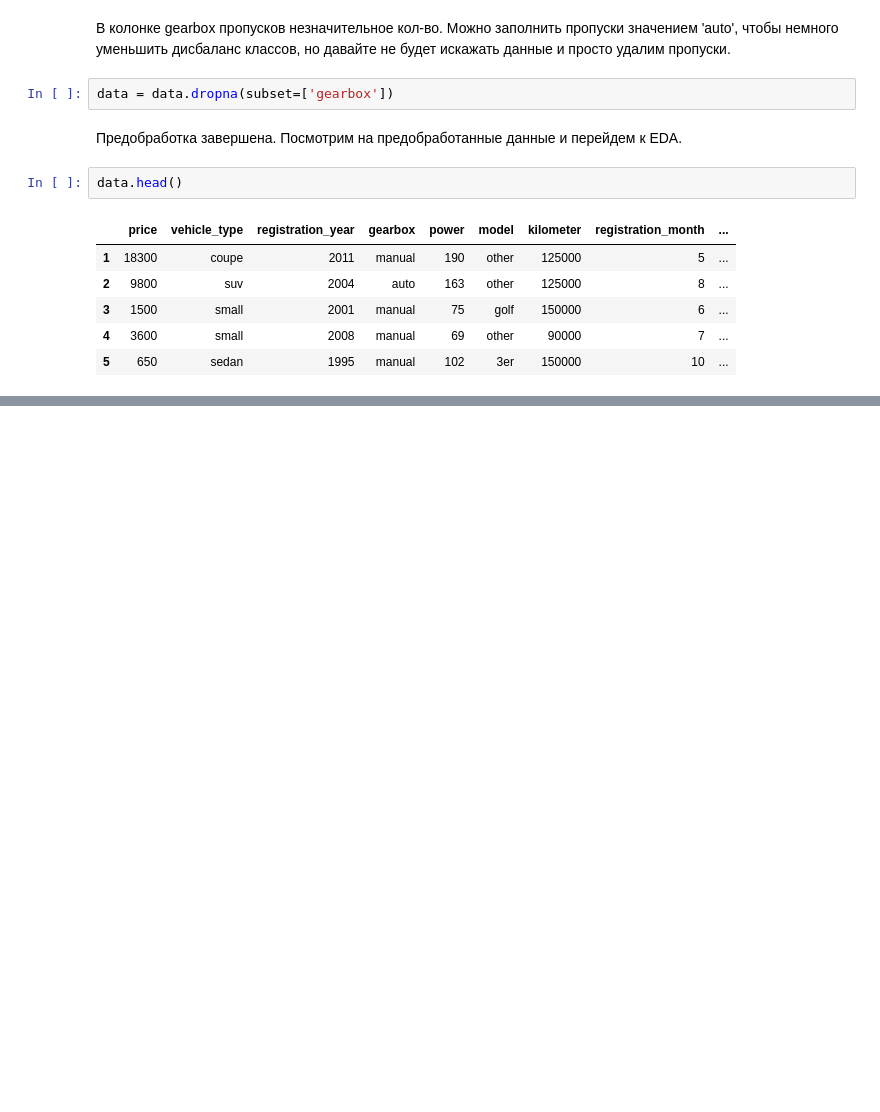
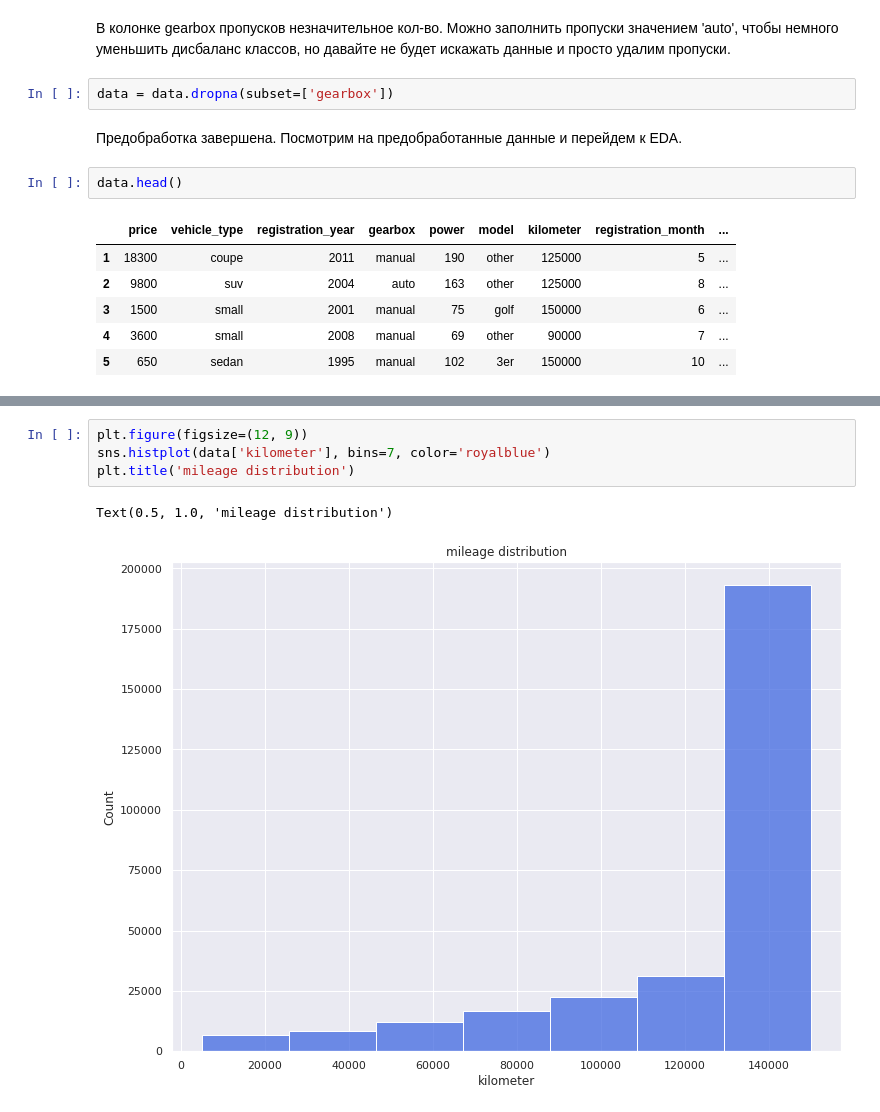
Before and after one commit to Doppler-67/car-price-prediction, a Jupyter notebook: autos.ipynb, the cells around one changed output, grey strips where cells are left out. Cells and saved outputs as stored; diff of their text form; blank space fills up the shorter version.

```diff
--- a/autos.ipynb
+++ b/autos.ipynb
@@ -260,0 +334,7 @@ memory usage: 23.0+ MB
+# %%
+plt.figure(figsize=(12, 9))
+sns.histplot(data['kilometer'], bins=7, color='royalblue')
+plt.title('mileage distribution')
+# %% [output]
+Text(0.5, 1.0, 'mileage distribution')
+[figure, added]
```
Also changed, not shown: parts of 53 cells of this notebook.
